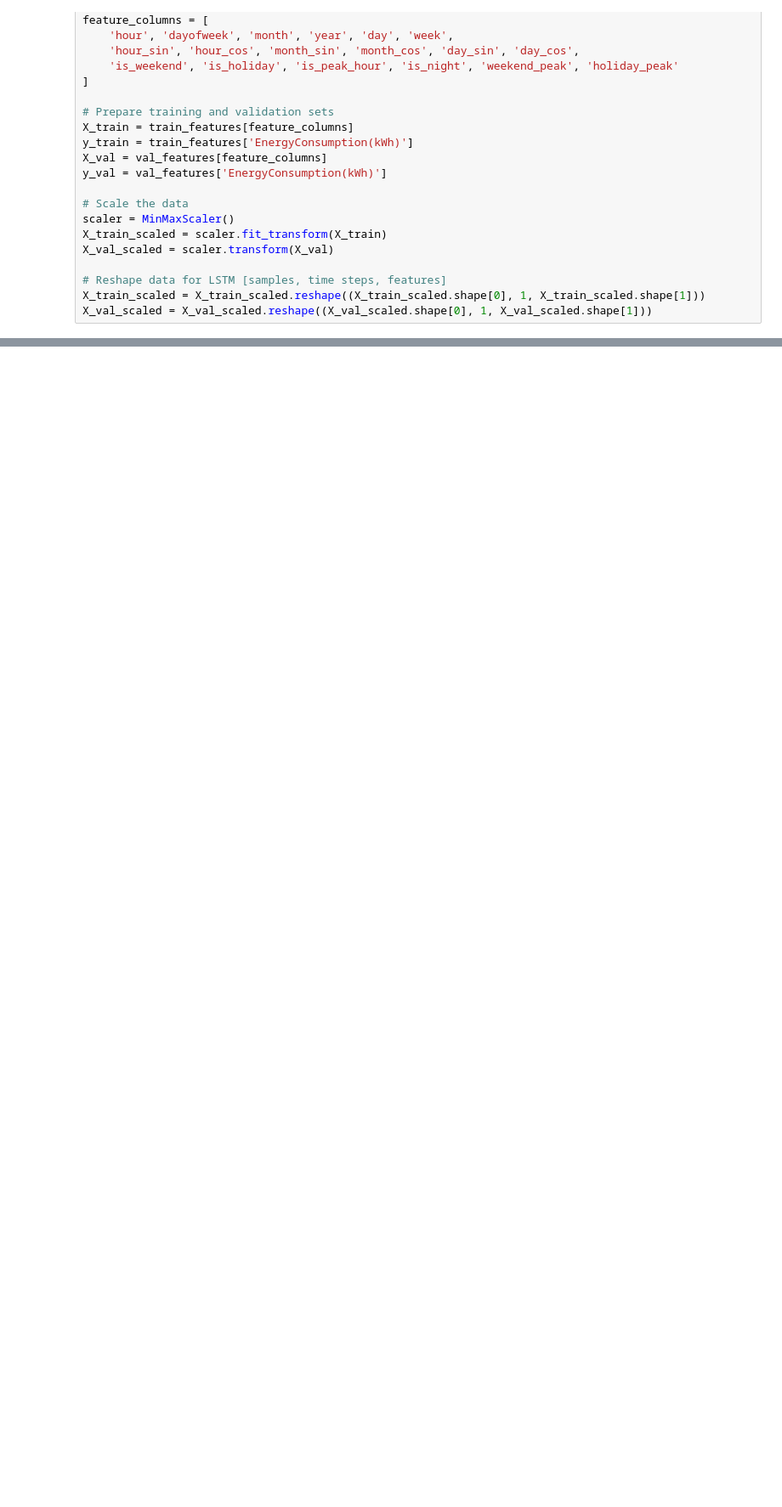
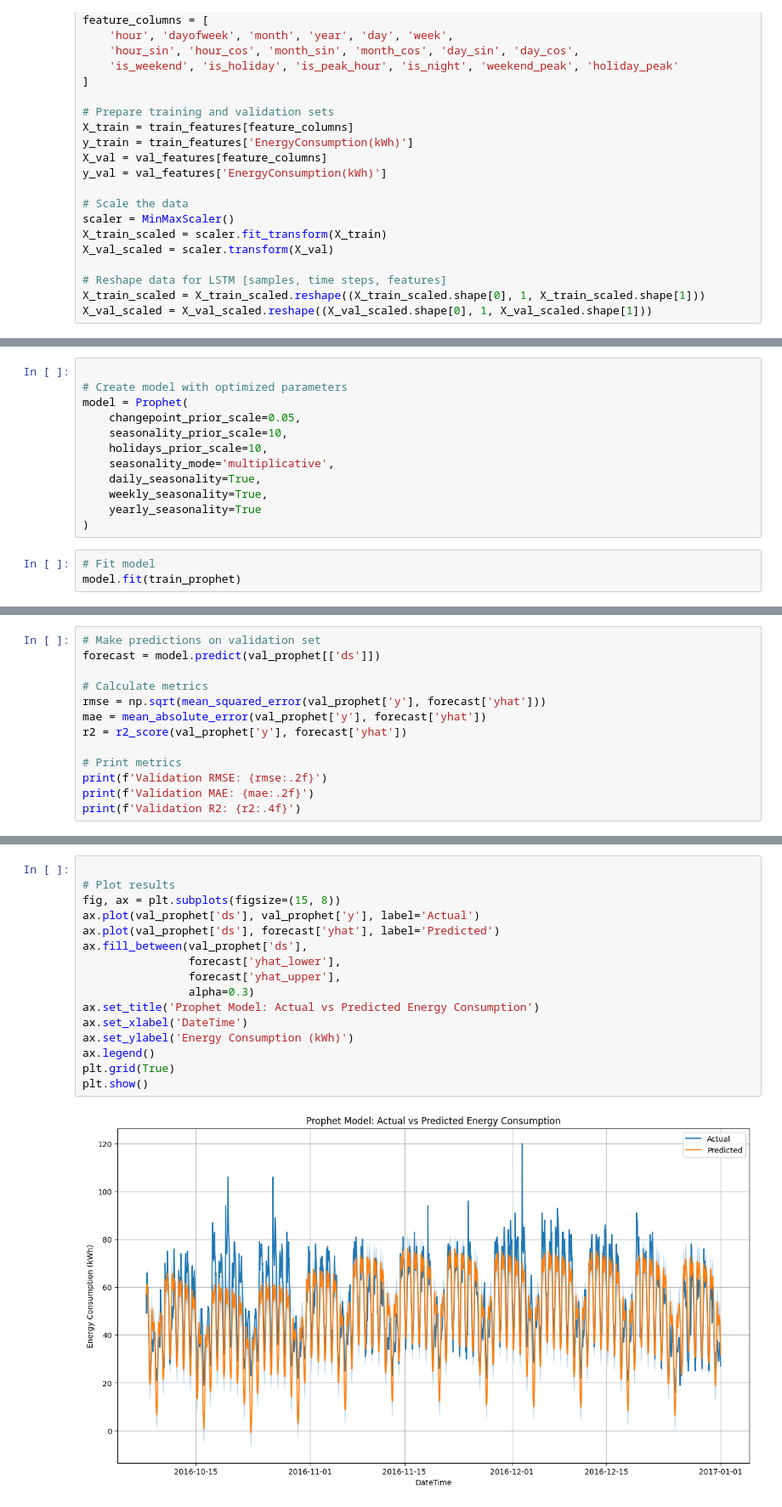
Before and after one commit to Adel2411/energy-consumption-prediction, a Jupyter notebook: energy_forecaster.ipynb, the cells around one changed output, grey strips where cells are left out. Shown at 85% size. Drawn from its saved outputs; the diff is of its cells as text; blank space fills up the shorter version.

Commit message:
Tried 8th Submission, failing, and testing multiple models inside the notebook

```diff
--- a/energy_forecaster.ipynb
+++ b/energy_forecaster.ipynb
@@ -660,0 +703,15 @@ Prediction range: 23.75 - 63.00 kWh
+# %%
+
+# Create model with optimized parameters
+model = Prophet(
+    changepoint_prior_scale=0.05,
+    seasonality_prior_scale=10,
+    holidays_prior_scale=10,
+    seasonality_mode='multiplicative',
+    daily_seasonality=True,
+    weekly_seasonality=True,
+    yearly_seasonality=True
+)
+# %%
+# Fit model
+model.fit(train_prophet)
@@ -660,0 +722,13 @@ Prediction range: 23.75 - 63.00 kWh
+# %%
+# Make predictions on validation set
+forecast = model.predict(val_prophet[['ds']])
+
+# Calculate metrics
+rmse = np.sqrt(mean_squared_error(val_prophet['y'], forecast['yhat']))
+mae = mean_absolute_error(val_prophet['y'], forecast['yhat'])
+r2 = r2_score(val_prophet['y'], forecast['yhat'])
+
+# Print metrics
+print(f'Validation RMSE: {rmse:.2f}')
+print(f'Validation MAE: {mae:.2f}')
+print(f'Validation R2: {r2:.4f}')
@@ -660,0 +739,18 @@ Prediction range: 23.75 - 63.00 kWh
+# %%
+
+# Plot results
+fig, ax = plt.subplots(figsize=(15, 8))
+ax.plot(val_prophet['ds'], val_prophet['y'], label='Actual')
+ax.plot(val_prophet['ds'], forecast['yhat'], label='Predicted')
+ax.fill_between(val_prophet['ds'],
+                forecast['yhat_lower'],
+                forecast['yhat_upper'],
+                alpha=0.3)
+ax.set_title('Prophet Model: Actual vs Predicted Energy Consumption')
+ax.set_xlabel('DateTime')
+ax.set_ylabel('Energy Consumption (kWh)')
+ax.legend()
+plt.grid(True)
+plt.show()
+# %% [output]
+[figure, added]
```
Also changed, not shown: parts of 27 cells of this notebook, 2 other files.
